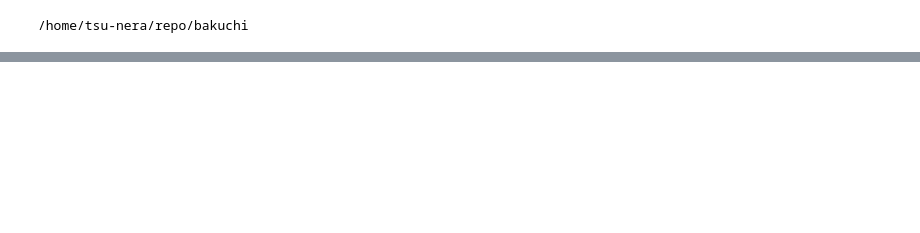
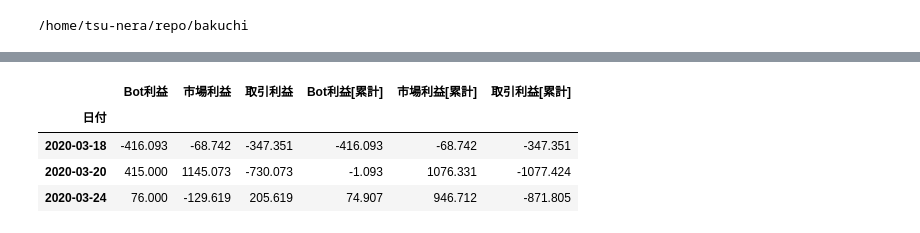
Before and after one commit to tsu-nera/bakuchi, a Jupyter notebook: notebooks/trades.ipynb, the cells around one changed output, grey strips where cells are left out. Saved outputs shown, nothing was run; the diff lists cells and outputs as text; code cells hidden in the pictures; blank space fills up the shorter version.

```diff
--- a/notebooks/trades.ipynb
+++ b/notebooks/trades.ipynb
@@ -34,0 +56,8 @@ trades
+# %%
+trades_days
+# %% [output]
+|  | Bot利益 | 市場利益 | 取引利益 | Bot利益[累計] | 市場利益[累計] | 取引利益[累計] |
+| 日付 |  |  |  |  |  |  |
+| 2020-03-18 | -416.093 | -68.742 | -347.351 | -416.093 | -68.742 | -347.351 |
+| 2020-03-20 | 415.000 | 1145.073 | -730.073 | -1.093 | 1076.331 | -1077.424 |
+| 2020-03-24 | 76.000 | -129.619 | 205.619 | 74.907 | 946.712 | -871.805 |
```
Also changed, not shown: parts of 12 cells of this notebook.
